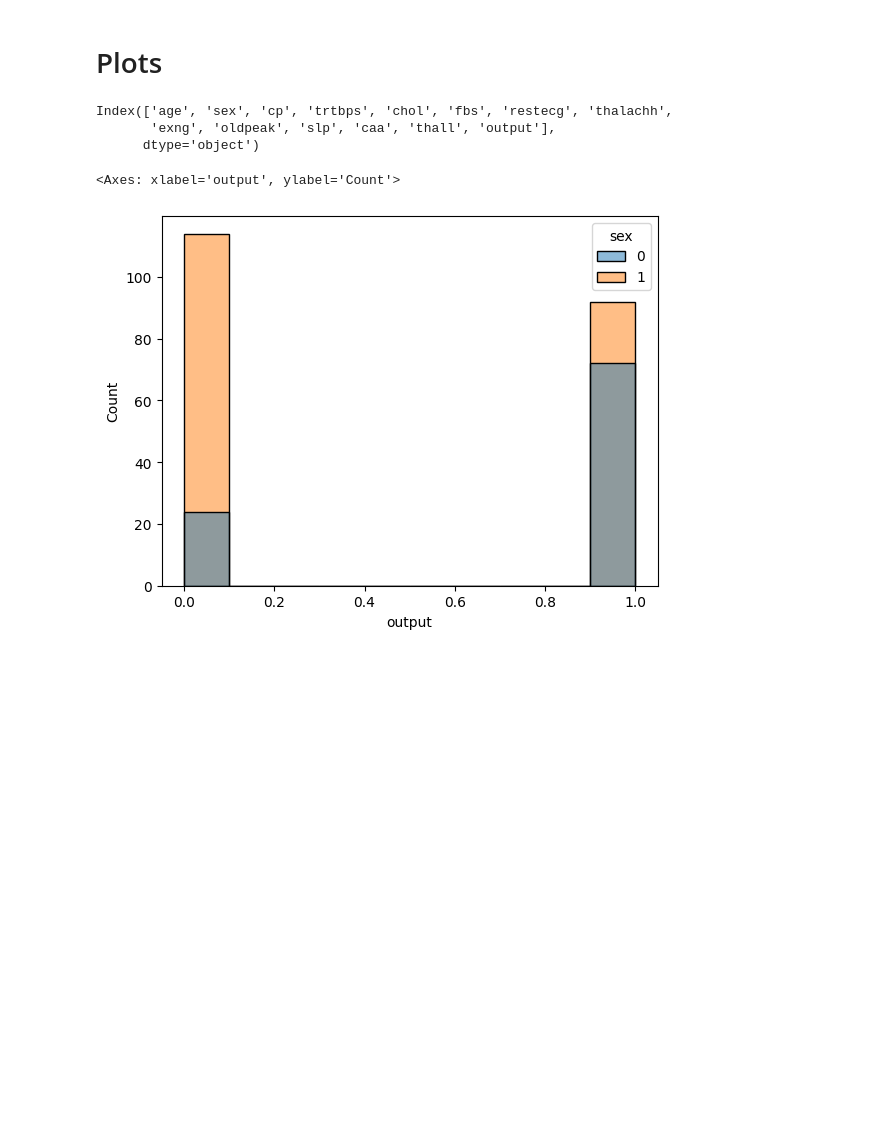
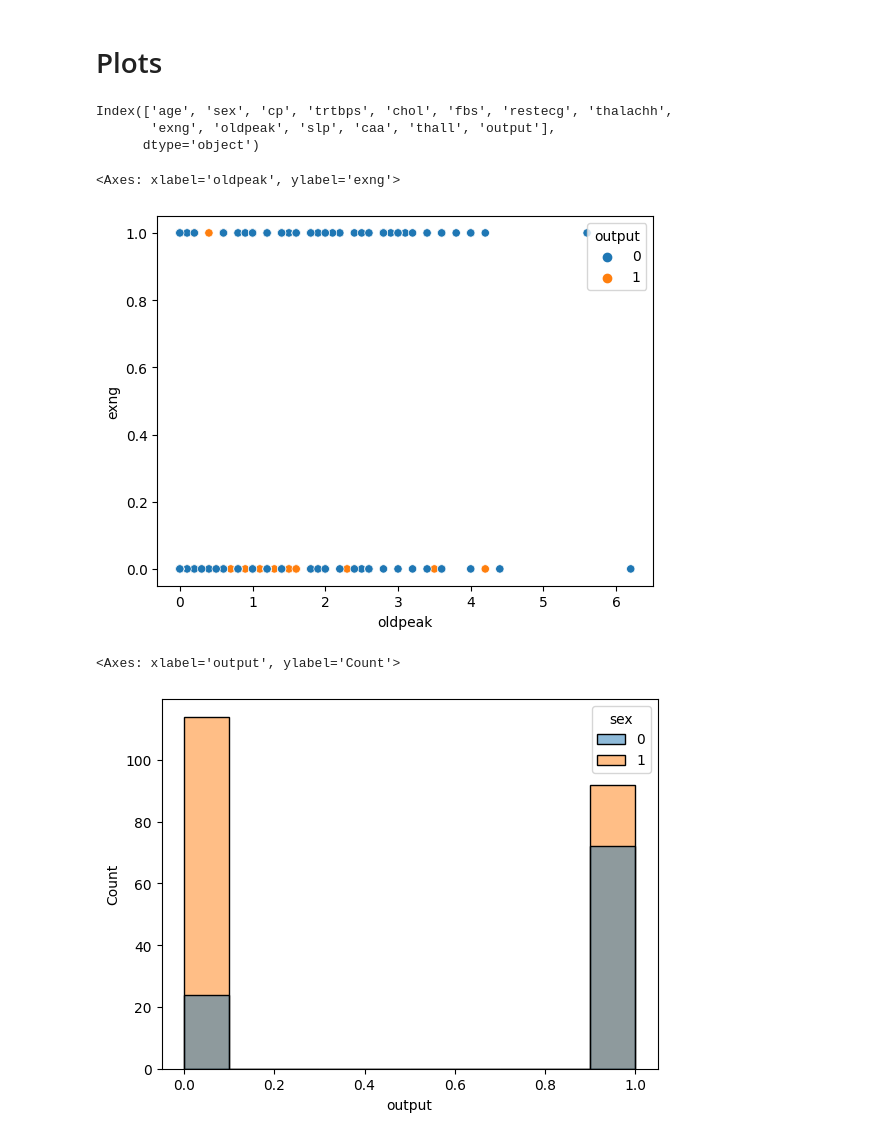
Before and after one commit to RanjeetKumbhar01/TE_IT_DSBDA_ASSIGNMENTS_SPPU, a Jupyter notebook: Group_B/B_4/B_4_Heart.ipynb, the cells around one changed output. Cells and saved outputs as stored; diff of their text form; code cells hidden in the pictures; blank space fills up the shorter version.

```diff
--- a/Group_B/B_4/B_4_Heart.ipynb
+++ b/Group_B/B_4/B_4_Heart.ipynb
@@ -71,6 +71,11 @@ Index(['age', 'sex', 'cp', 'trtbps', 'chol', 'fbs', 'restecg', 'thalachh',
 # %%
 import seaborn as sns
 import matplotlib.pyplot as plt
+# %%
+sns.scatterplot(df,x=df.oldpeak,y=df.exng,hue='output')
+# %% [output]
+<Axes: xlabel='oldpeak', ylabel='exng'>
+[figure, added]
 # %%
 # Shows the Distribution of Heat Diseases with respect to male and female
 sns.histplot(data=df,
```
Also changed, not shown: parts of 8 cells of this notebook.
